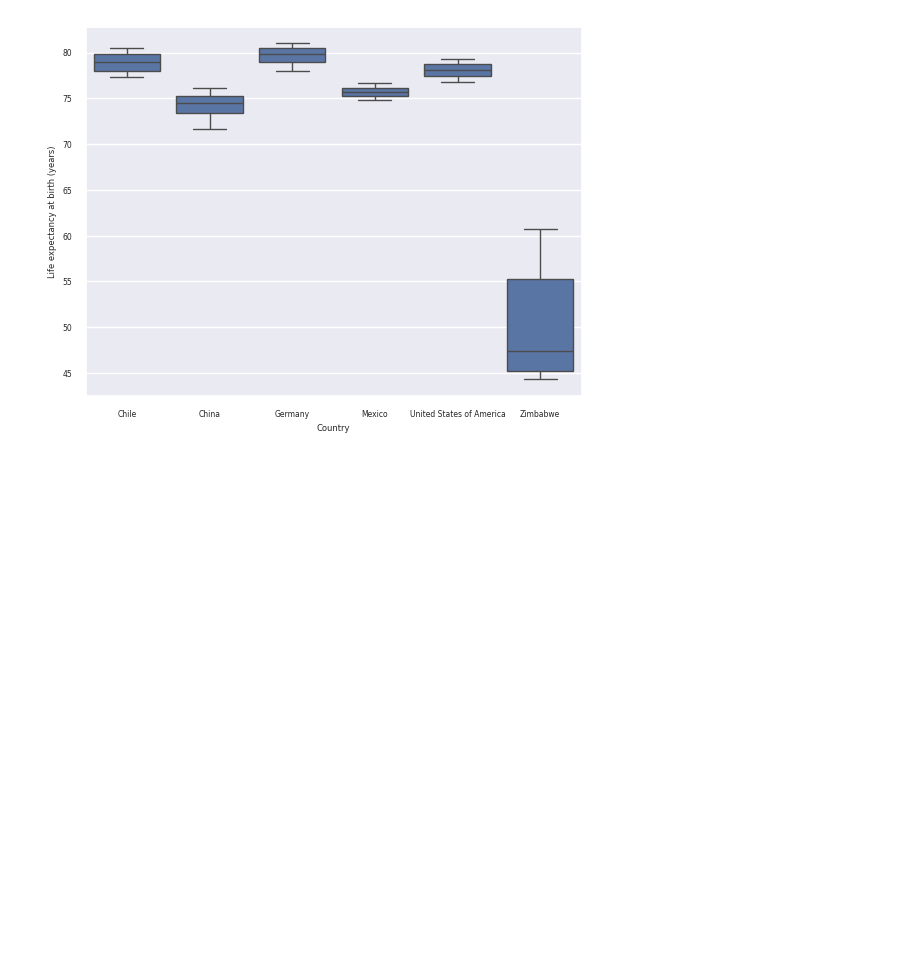
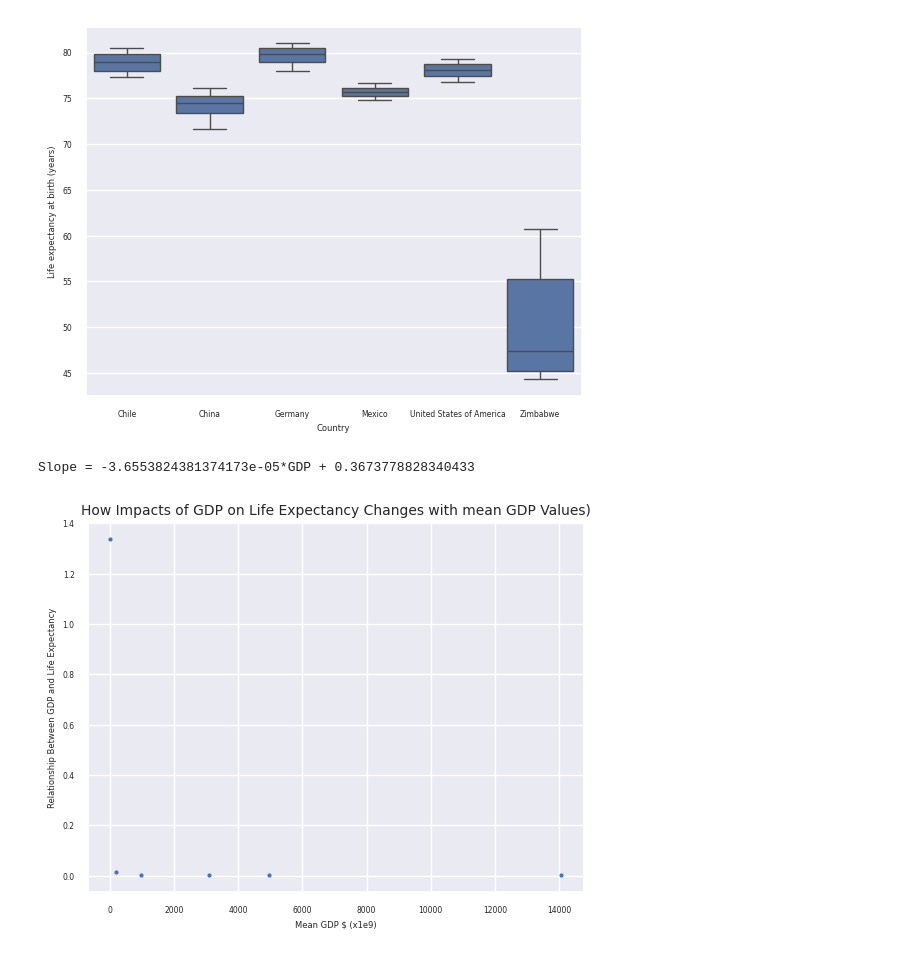
Before and after one commit to JMSnyder1980/DataPython_Projects, a Jupyter notebook: life_expectancy_gdp.ipynb, the cells around one changed output. Drawn from its saved outputs; the diff is of its cells as text; code cells hidden in the pictures; blank space fills up the shorter version.

```diff
--- a/life_expectancy_gdp.ipynb
+++ b/life_expectancy_gdp.ipynb
@@ -137,0 +147,11 @@ print(results.params)
+# %%
+fig, ax = plt.subplots(1,1)
+ax.scatter(gdp_list,slope_list,4)
+plt.title('How Impacts of GDP on Life Expectancy Changes with mean GDP Values)', size=10)
+plt.xlabel('Mean GDP $ (x1e9)',size=6)
+plt.ylabel('Relationship Between GDP and Life Expectancy',size=6)
+a, b = np.polyfit(gdp_list, slope_list, 1)
+print("Slope = " + str(a) + "*GDP + " + str(b))
+# %% [output]
+Slope = -3.6553824381374173e-05*GDP + 0.3673778828340433
+[figure, added]
```
Also changed, not shown: parts of 6 cells of this notebook.
